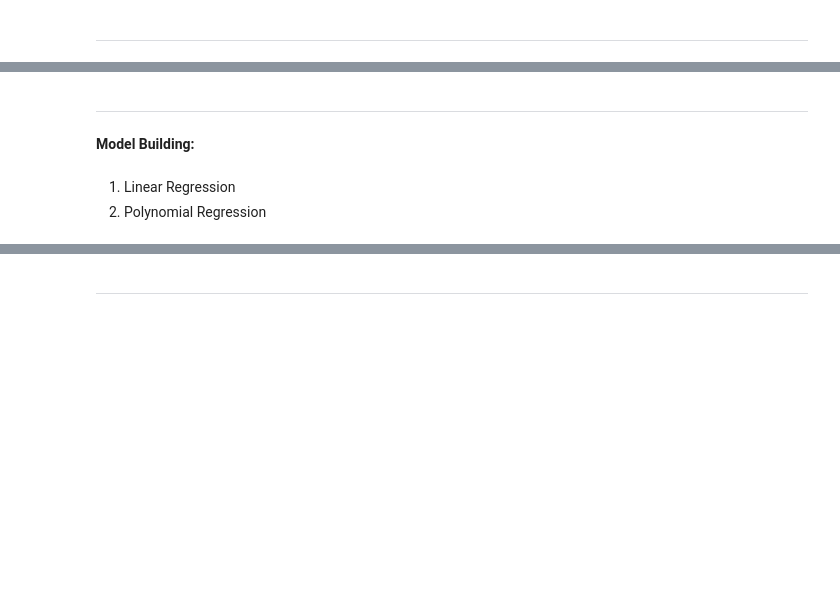
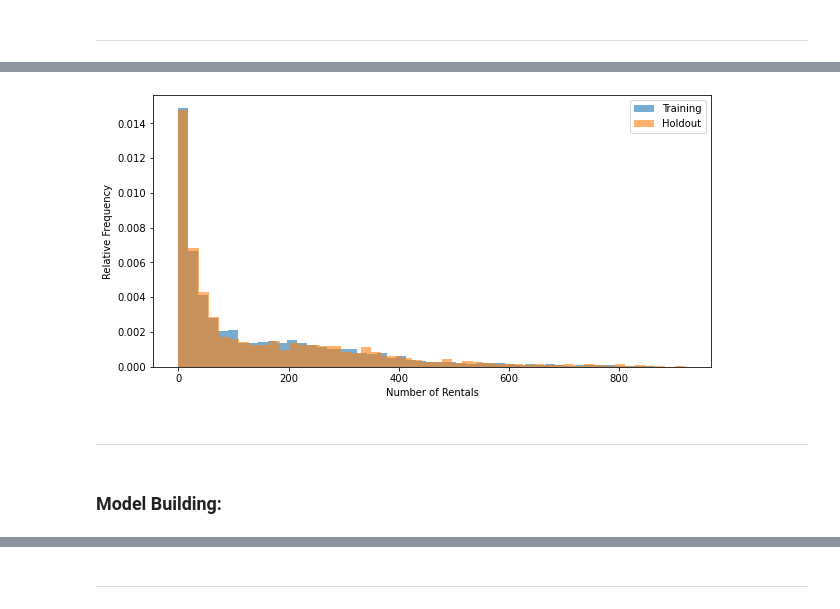
Before and after one commit to MoritzWagner13/Machine-Learning, a Jupyter notebook: Code_V1.5.ipynb, the cells around one changed output, grey strips where cells are left out. Cells and saved outputs as stored; diff of their text form; code cells hidden in the pictures; blank space fills up the shorter version.

```diff
--- a/Code_V1.5.ipynb
+++ b/Code_V1.5.ipynb
@@ -1143,0 +1248,3 @@ ___
+# %%
+weather_hourly = pd.read_csv('weather_hourly.csv')
+weather_hourly.head()
@@ -1143,0 +1258,9 @@ ___
+# %%
+weatherhour = weather_hourly.drop(columns = ['max_temp','min_temp','precip','interp_maxtemp','interp_mintemp','interp_precip'])
+weatherhour['temp_av'] = (weatherhour['update_maxtemp'] + weatherhour['update_mintemp']) / 2
+weatherhour = weatherhour.drop(columns = ['update_mintemp', 'update_maxtemp'])
+weatherhour = weatherhour.set_index('Unnamed: 0')
+weatherhour.index.names = ['daytime']
+weatherhour.index = pd.to_datetime(weatherhour.index)
+weatherhour = weatherhour.loc['2016-01-01 00:00:00' : '2017-01-01 00:00:00']
+weatherhour
@@ -1143,0 +1282,3 @@ ___
+# %%
+pred_model_joint = pred_model_counts.join(weatherhour, how="left")
+pred_model_joint
@@ -1143,0 +1302,9 @@ ___
+# %%
+from sklearn.model_selection import train_test_split
+
+# Extract the relevant features from the dataset
+X = pred_model_joint[['hourofday', 'weekday', 'month', 'update_precip', 'temp_av']]
+y = pred_model_joint['counts']
+
+# split the data into training and test sets
+X_train, X_test, y_train, y_test = train_test_split(X, y, test_size=0.2, random_state=42)
@@ -1144,4 +1342,15 @@ ___
+# %%
+# Plot the distribution of the target variable in the training and holdout sets
+plt.figure(figsize=(10, 5))
+plt.hist(y_train, bins=50, alpha=0.6, label='Training', density= True)
+plt.hist(y_test, bins=50, alpha=0.6, label='Holdout', density= True)
+plt.xlabel('Number of Rentals')
+plt.ylabel('Relative Frequency')
+plt.legend()
+plt.show()
+# %% [output]
+[figure, added]
 # %% [markdown]
 ___
 # %% [markdown]
-**Model Building:**
+### Model Building:
@@ -1153,3 +1356,0 @@ bike.head()
-# %% [markdown]
-1. Linear Regression
-2. Polynomial Regression
```
Also changed, not shown: parts of 88 cells of this notebook.
